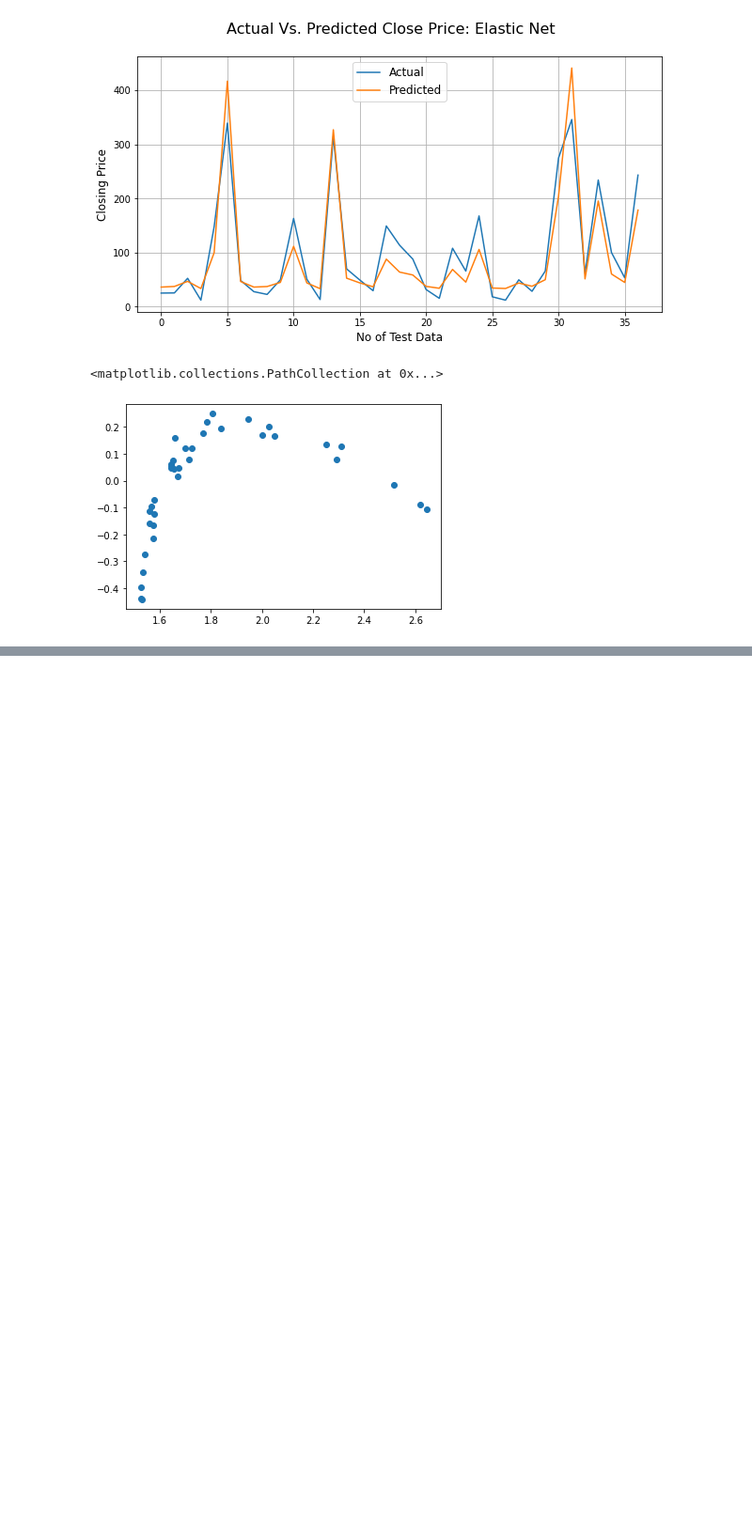
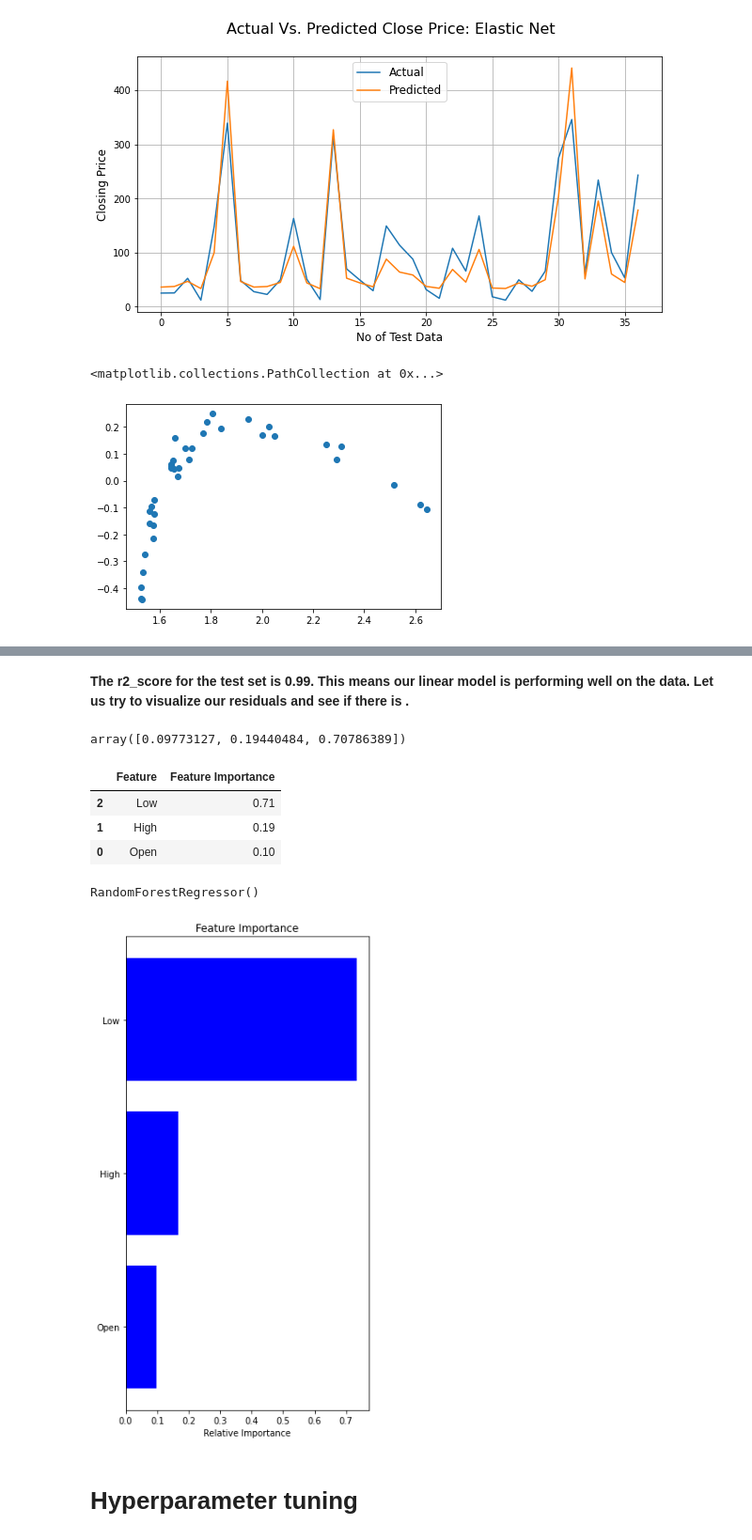
Before and after one commit to niteshgajakosh/yes-Bank-Stock-Closing_Price_Prediction, a Jupyter notebook: Yes_Bank_Stock_Closing_Price_Prediction.ipynb, the cells around one changed output, grey strips where cells are left out. Shown at 94% size. Drawn from its saved outputs; the diff is of its cells as text; code cells hidden in the pictures; blank space fills up the shorter version.

```diff
--- a/Yes_Bank_Stock_Closing_Price_Prediction.ipynb
+++ b/Yes_Bank_Stock_Closing_Price_Prediction.ipynb
@@ -1190,0 +1193,7 @@ plt.scatter((y_pred_test_en),(y_test)-(y_pred_test_en))
+# %%
+#import the packages
+from sklearn.ensemble import RandomForestRegressor
+# Create an instance of the RandomForestRegressor
+rf_model = RandomForestRegressor()
+
+rf_model.fit(X_train,y_train)
@@ -1190,0 +1281,2 @@ plt.scatter((y_pred_test_en),(y_test)-(y_pred_test_en))
+# %% [markdown]
+**The r2_score for the test set is 0.99. This means our linear model is performing well on the data. Let us try to visualize our residuals and see if there is .**
@@ -1190,0 +1292,4 @@ plt.scatter((y_pred_test_en),(y_test)-(y_pred_test_en))
+# %%
+rf_model.feature_importances_
+# %% [output]
+array([0.09773127, 0.19440484, 0.70786389])
@@ -1190,0 +1305,29 @@ plt.scatter((y_pred_test_en),(y_test)-(y_pred_test_en))
+# %%
+importance_df.sort_values(by=['Feature Importance'],ascending=False)
+# %% [output]
+|  | Feature | Feature Importance |
+| 2 | Low | 0.71 |
+| 1 | High | 0.19 |
+| 0 | Open | 0.10 |
+# %%
+#FIT THE MODEL
+rf_model.fit(X_train,y_train)
+# %% [output]
+RandomForestRegressor()
+# %%
+features = X_train.columns
+importances = rf_model.feature_importances_
+indices = np.argsort(importances)
+# %%
+#Plot the figure
+plt.figure(figsize=(5,10))
+plt.title('Feature Importance')
+plt.barh(range(len(indices)), importances[indices], color='blue', align='center')
+plt.yticks(range(len(indices)), [features[i] for i in indices])
+plt.xlabel('Relative Importance')
+
+plt.show()
+# %% [output]
+[figure, added]
+# %% [markdown]
+# **Hyperparameter tuning**
```
Also changed, not shown: parts of 37 cells of this notebook.
